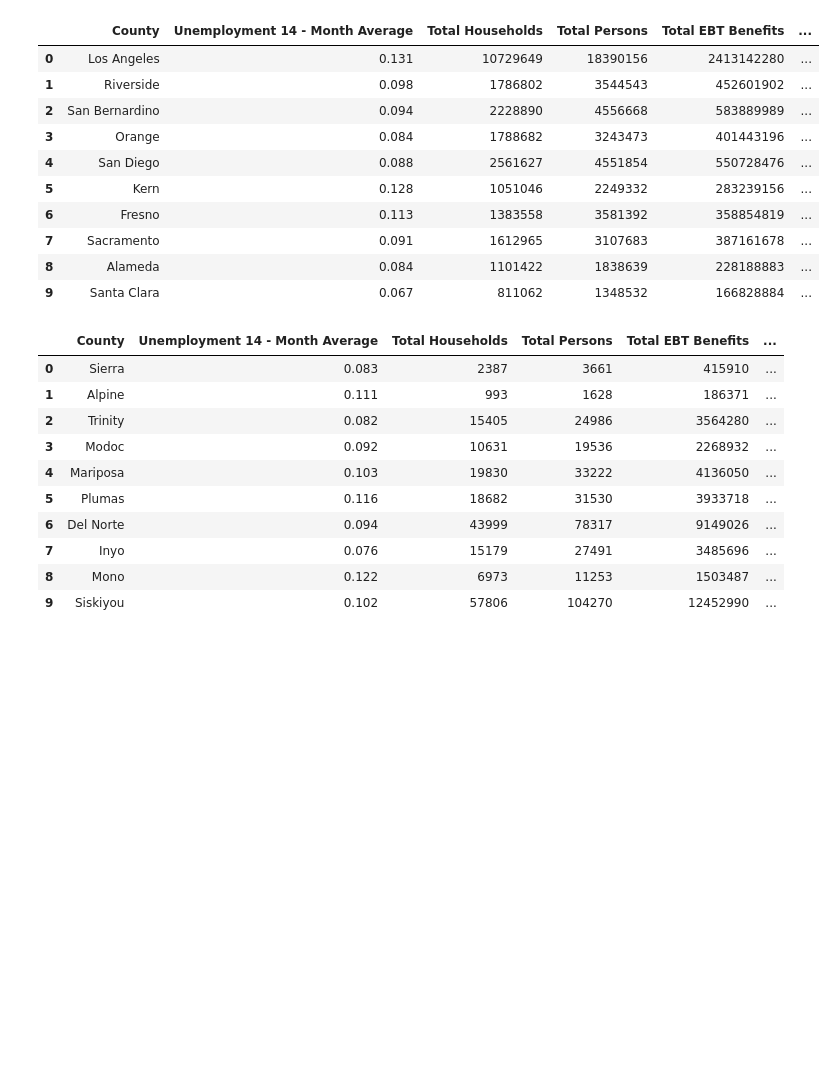
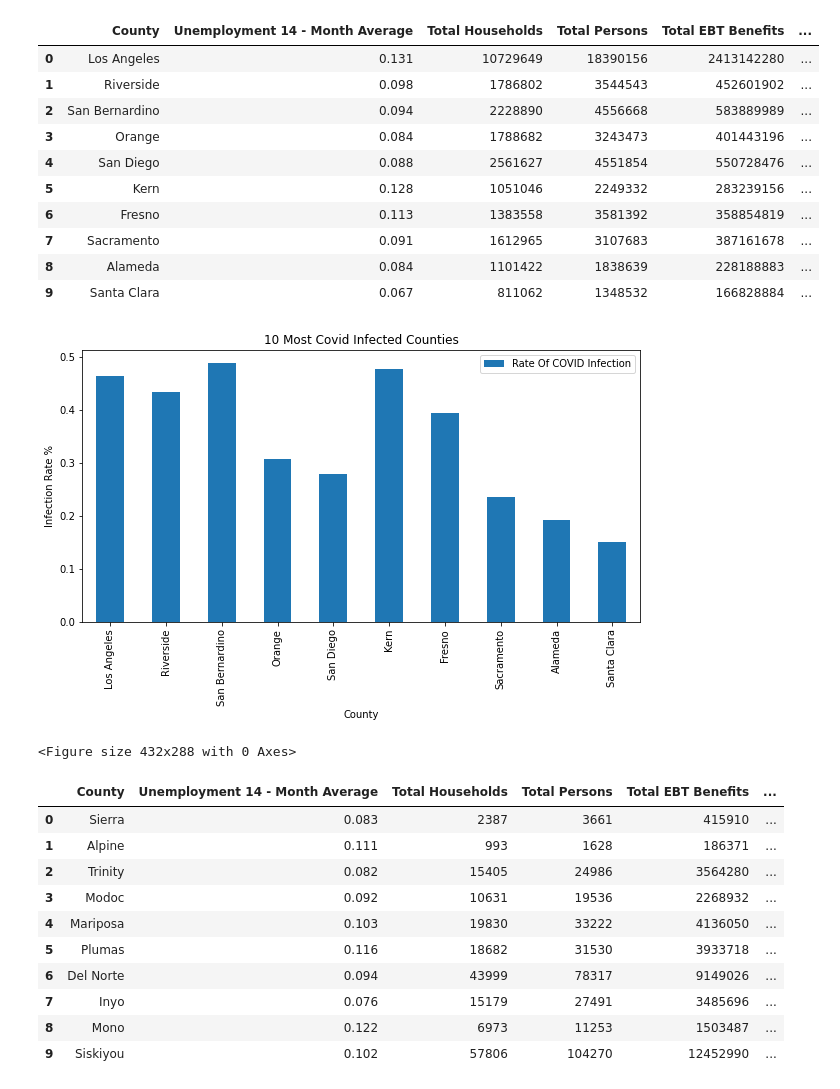
Before and after one commit to speedracer05/Covid_CalFresh, a Jupyter notebook: Covid_CalFresh.ipynb, the cells around one changed output. Drawn from its saved outputs; the diff is of its cells as text; code cells hidden in the pictures; blank space fills up the shorter version.

Commit message:
Added bar graphs to Jupitar Notebook. Added graphs and Q/A's to questions 5 and 6 to presentation

```diff
--- a/Covid_CalFresh.ipynb
+++ b/Covid_CalFresh.ipynb
@@ -213,6 +213,23 @@ Top_10_Counties
 | 7 | Sacramento | 0.091 | 1612965 | 3107683 | 387161678 | ... |
 | 8 | Alameda | 0.084 | 1101422 | 1838639 | 228188883 | ... |
 | 9 | Santa Clara | 0.067 | 811062 | 1348532 | 166828884 | ... |
+# %%
+#Crate and save Bar Plot showing Covid rate for 10 top Infected Counties (DHALL)
+Top10COV = Top_10_Counties[["County","Rate Of COVID Infection"]]
+Top10COV = Top10COV.set_index("County")
+
+
+Top10COV.plot(kind="bar", figsize=(10,5))
+
+plt.title("10 Most Covid Infected Counties")
+plt.ylabel("Infection Rate %")
+plt.xlabel("County")
+plt.show()
+plt.tight_layout()
+plt.savefig('Resources/Top10COV.png')
+# %% [output]
+[figure, added]
+<Figure size 432x288 with 0 Axes>
 # %%
 # 14 Month Overall data for counties least hit with Covid cases Jan 2020 - Feb 2021
 Bottom_10_Counties = pd.read_csv(Bottom_10_Counties_path)
```
Also changed, not shown: parts of 2 cells of this notebook, 6 other files.
